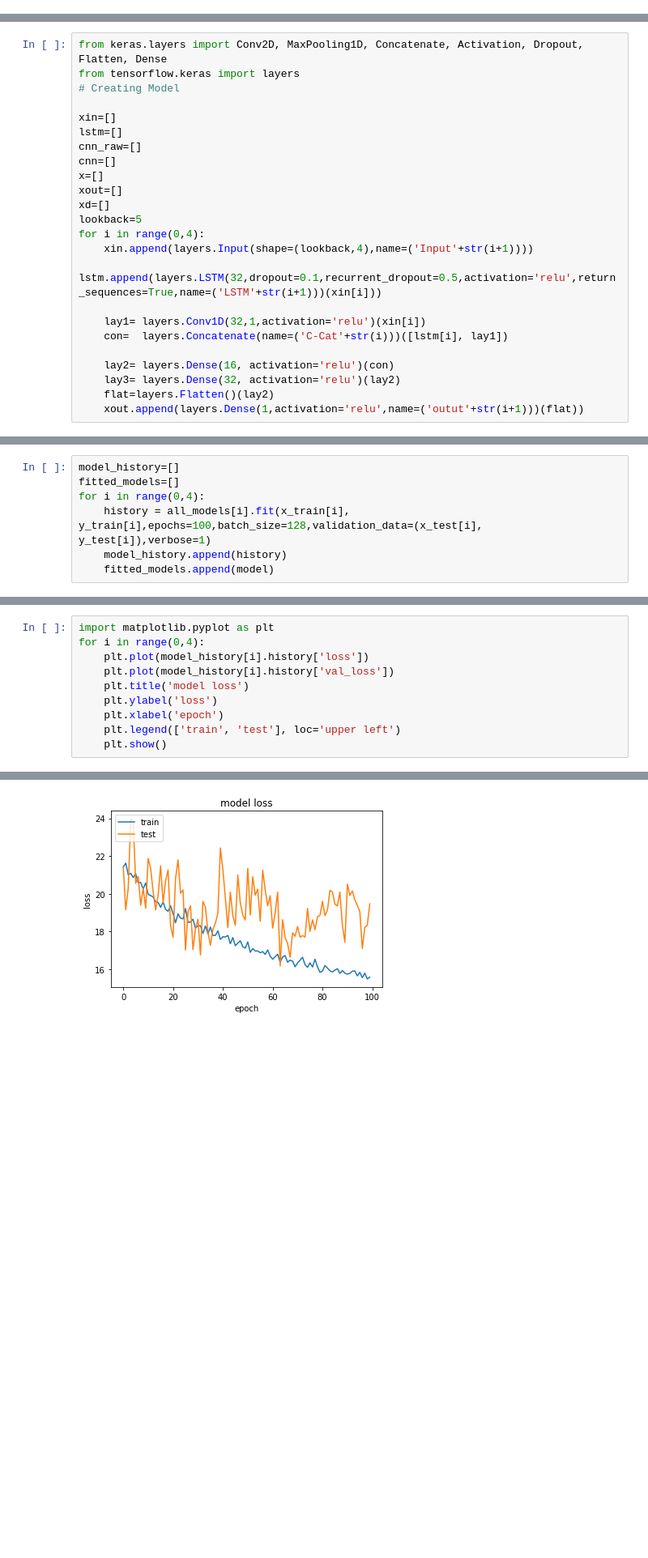
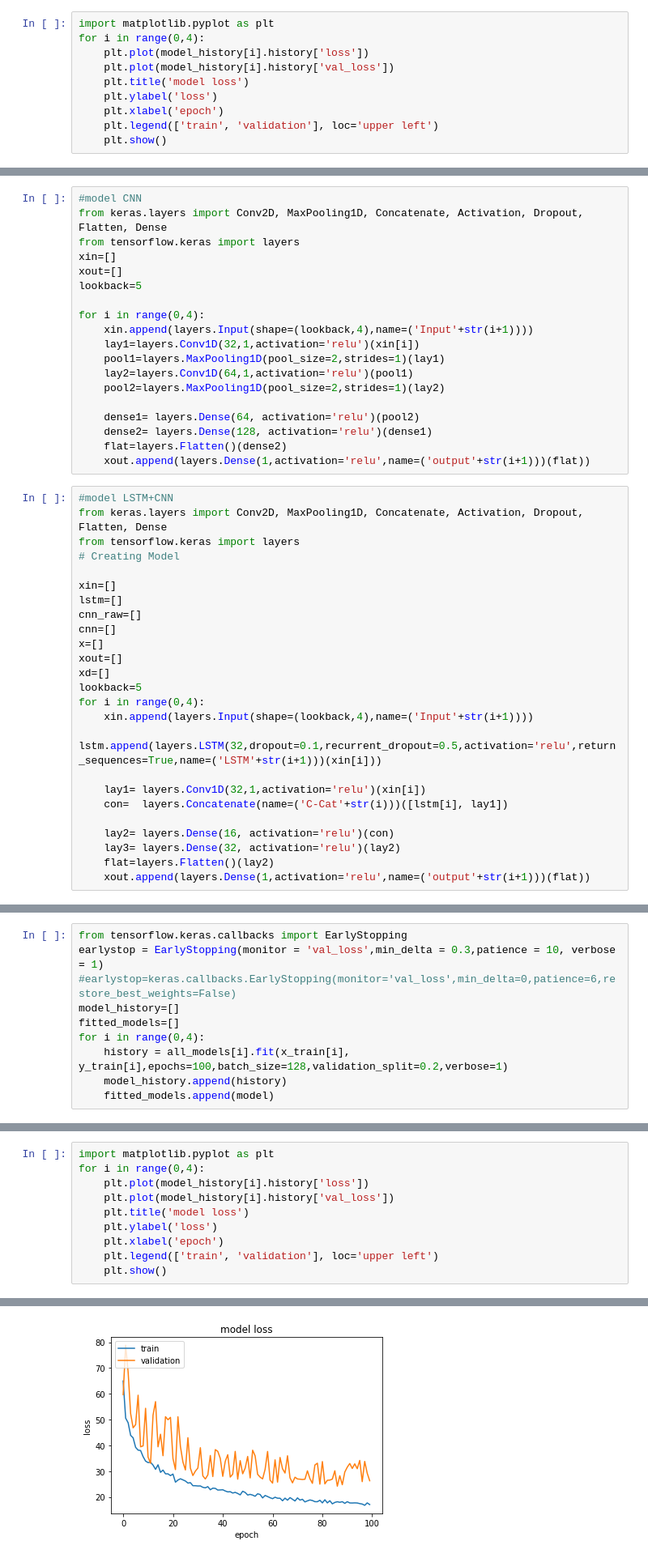
Before and after one commit to satrunjaykumar/Chennai-water-Management-using-LSTM-and-CNN, a Jupyter notebook: pythoncode.ipynb, the cells around one changed output, grey strips where cells are left out. Shown at 81% size. Cells and saved outputs as stored; diff of their text form; blank space fills up the shorter version.

Commit message:
extra models added

```diff
--- a/pythoncode.ipynb
+++ b/pythoncode.ipynb
@@ -118,0 +133,10 @@ print(x_test[0].shape)
+# %%
+import matplotlib.pyplot as plt
+for i in range(0,4):
+    plt.plot(model_history[i].history['loss'])
+    plt.plot(model_history[i].history['val_loss'])
+    plt.title('model loss')
+    plt.ylabel('loss')
+    plt.xlabel('epoch')
+    plt.legend(['train', 'validation'], loc='upper left')
+    plt.show()
@@ -119,4 +161,24 @@ print(x_test[0].shape)
+# %%
+#model CNN
+from keras.layers import Conv2D, MaxPooling1D, Concatenate, Activation, Dropout, Flatten, Dense
+from tensorflow.keras import layers
+xin=[]
+xout=[]
+lookback=5
+
+for i in range(0,4):
+    xin.append(layers.Input(shape=(lookback,4),name=('Input'+str(i+1))))
+    lay1=layers.Conv1D(32,1,activation='relu')(xin[i])
+    pool1=layers.MaxPooling1D(pool_size=2,strides=1)(lay1)
+    lay2=layers.Conv1D(64,1,activation='relu')(pool1)
+    pool2=layers.MaxPooling1D(pool_size=2,strides=1)(lay2)
+
+    dense1= layers.Dense(64, activation='relu')(pool2)
+    dense2= layers.Dense(128, activation='relu')(dense1)
+    flat=layers.Flatten()(dense2)
+    xout.append(layers.Dense(1,activation='relu',name=('output'+str(i+1)))(flat))
 # %%
+#model LSTM+CNN
 from keras.layers import Conv2D, MaxPooling1D, Concatenate, Activation, Dropout, Flatten, Dense
 from tensorflow.keras import layers
 # Creating Model
@@ -139,7 +201,7 @@ for i in range(0,4):
     lay2= layers.Dense(16, activation='relu')(con)
     lay3= layers.Dense(32, activation='relu')(lay2)
     flat=layers.Flatten()(lay2)
-    xout.append(layers.Dense(1,activation='relu',name=('outut'+str(i+1)))(flat))
+    xout.append(layers.Dense(1,activation='relu',name=('output'+str(i+1)))(flat))
 # %%
 from tensorflow.keras import models
 from keras.optimizers import Adam, RMSprop
@@ -150,10 +212,13 @@ for i in range(0,4):
     model.compile(loss='mae', optimizer='rmsprop',metrics=["mae", "acc"])
     all_models.append(model)
 # %%
+from tensorflow.keras.callbacks import EarlyStopping
+earlystop = EarlyStopping(monitor = 'val_loss',min_delta = 0.3,patience = 10, verbose = 1)
+#earlystop=keras.callbacks.EarlyStopping(monitor='val_loss',min_delta=0,patience=6,restore_best_weights=False)
 model_history=[]
 fitted_models=[]
 for i in range(0,4):
-    history = all_models[i].fit(x_train[i], y_train[i],epochs=100,batch_size=128,validation_data=(x_test[i], y_test[i]),verbose=1)
+    history = all_models[i].fit(x_train[i], y_train[i],epochs=100,batch_size=128,validation_split=0.2,verbose=1)
     model_history.append(history)
     fitted_models.append(model)
 # %% [output]
@@ -197,6 +262,6 @@ for i in range(0,4):
     plt.title('model loss')
     plt.ylabel('loss')
     plt.xlabel('epoch')
-    plt.legend(['train', 'test'], loc='upper left')
+    plt.legend(['train', 'validation'], loc='upper left')
     plt.show()
 # %% [output]
@@ -206,4 +271,4 @@ for i in range(0,4):
-[figure, old version]
+[figure, new version]
 # %%
 predictions=[]
 for i in range(0,4):
```
Also changed, not shown: parts of 14 cells of this notebook.
